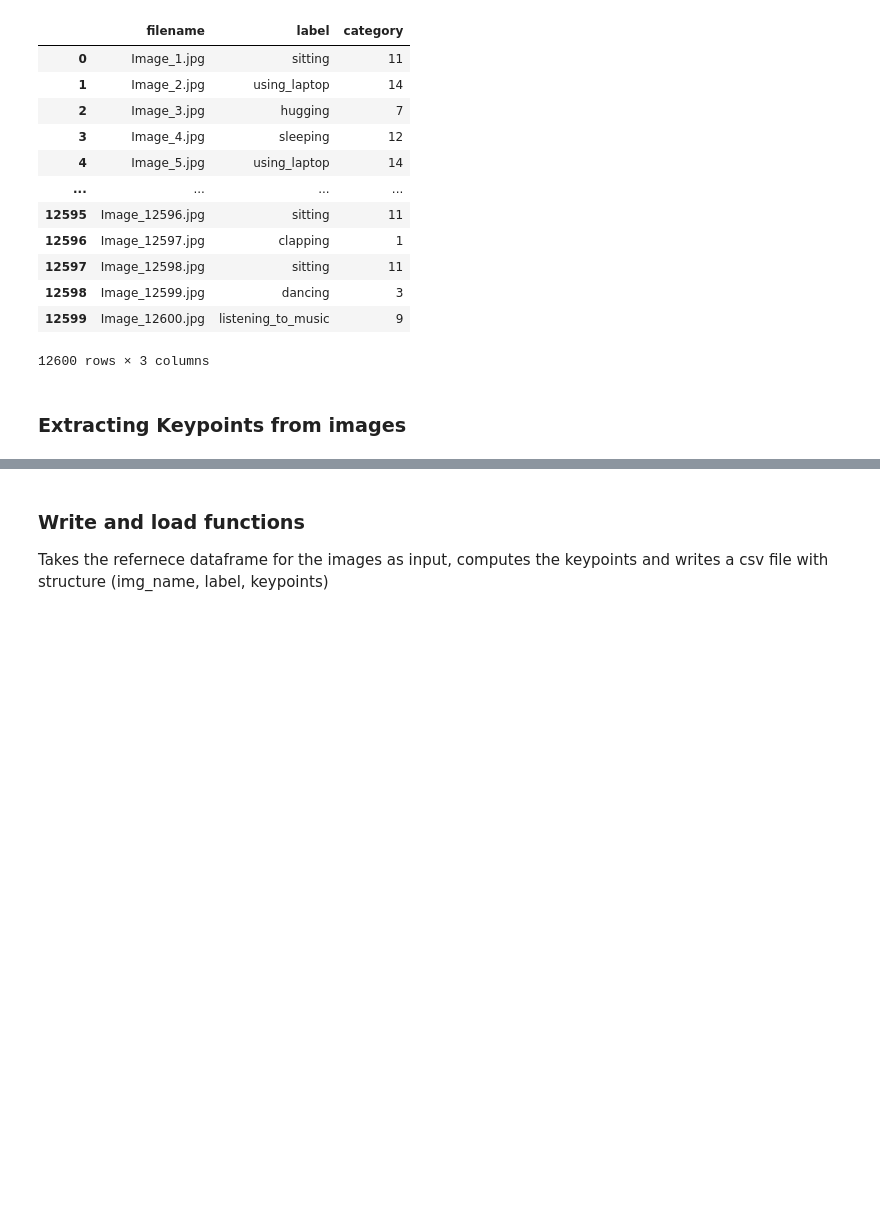
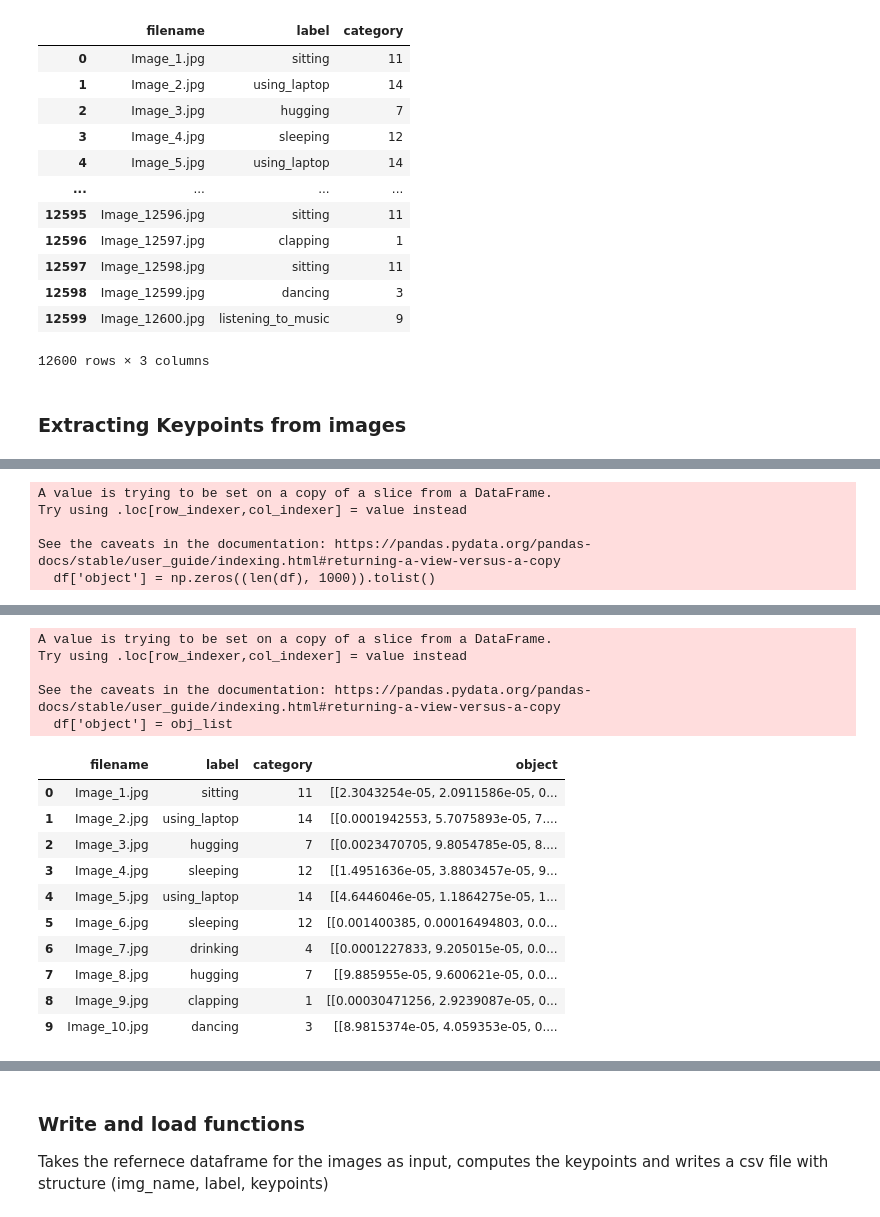
Before and after one commit to Vatsal-Sharma2003/HUMAN-POSE-ESTIMATION-USING-MACHINE-LEARNING, a Jupyter notebook: HRD.ipynb, the cells around one changed output, grey strips where cells are left out. Cells and saved outputs as stored; diff of their text form; code cells hidden in the pictures; blank space fills up the shorter version.

```diff
--- a/HRD.ipynb
+++ b/HRD.ipynb
@@ -495,0 +477,8 @@ print(testing_data.shape, testing_labels.shape)
+# %%
+object_rec(df.head(10), data_directory)
+# %% [output]
+A value is trying to be set on a copy of a slice from a DataFrame.
+Try using .loc[row_indexer,col_indexer] = value instead
+
+See the caveats in the documentation: https://pandas.pydata.org/pandas-docs/stable/user_guide/indexing.html#returning-a-view-versus-a-copy
+  df['object'] = np.zeros((len(df), 1000)).tolist()
@@ -495,0 +495,16 @@ print(testing_data.shape, testing_labels.shape)
+A value is trying to be set on a copy of a slice from a DataFrame.
+Try using .loc[row_indexer,col_indexer] = value instead
+
+See the caveats in the documentation: https://pandas.pydata.org/pandas-docs/stable/user_guide/indexing.html#returning-a-view-versus-a-copy
+  df['object'] = obj_list
+|  | filename | label | category | object |
+| 0 | Image_1.jpg | sitting | 11 | [[2.3043254e-05, 2.0911586e-05, 0... |
+| 1 | Image_2.jpg | using_laptop | 14 | [[0.0001942553, 5.7075893e-05, 7.... |
+| 2 | Image_3.jpg | hugging | 7 | [[0.0023470705, 9.8054785e-05, 8.... |
+| 3 | Image_4.jpg | sleeping | 12 | [[1.4951636e-05, 3.8803457e-05, 9... |
+| 4 | Image_5.jpg | using_laptop | 14 | [[4.6446046e-05, 1.1864275e-05, 1... |
+| 5 | Image_6.jpg | sleeping | 12 | [[0.001400385, 0.00016494803, 0.0... |
+| 6 | Image_7.jpg | drinking | 4 | [[0.0001227833, 9.205015e-05, 0.0... |
+| 7 | Image_8.jpg | hugging | 7 | [[9.885955e-05, 9.600621e-05, 0.0... |
+| 8 | Image_9.jpg | clapping | 1 | [[0.00030471256, 2.9239087e-05, 0... |
+| 9 | Image_10.jpg | dancing | 3 | [[8.9815374e-05, 4.059353e-05, 0.... |
```
Also changed, not shown: parts of 34 cells of this notebook, 1 other file.
